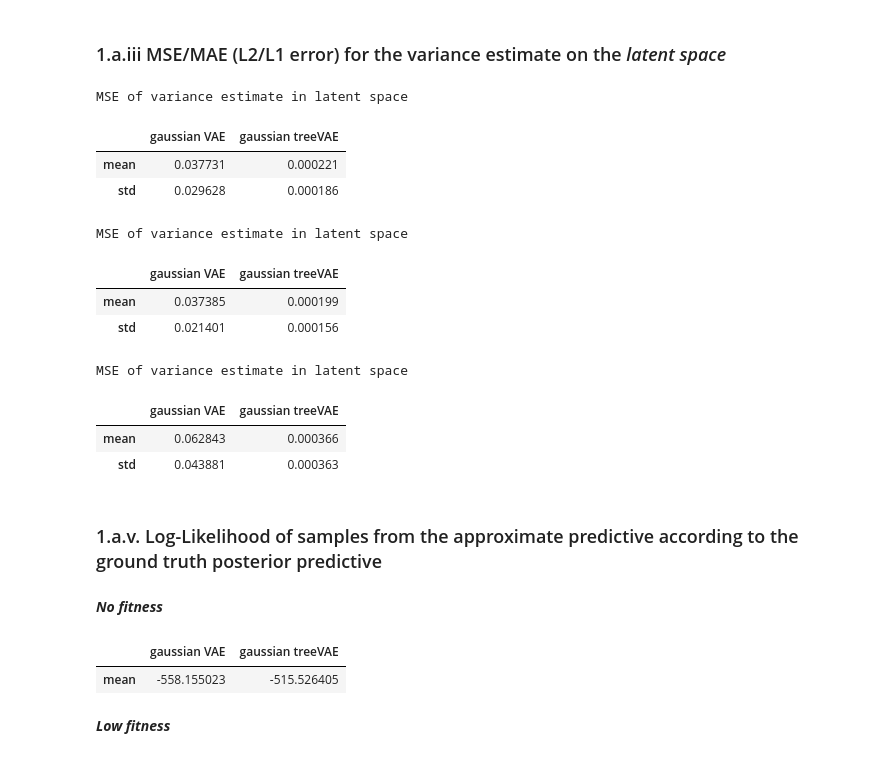
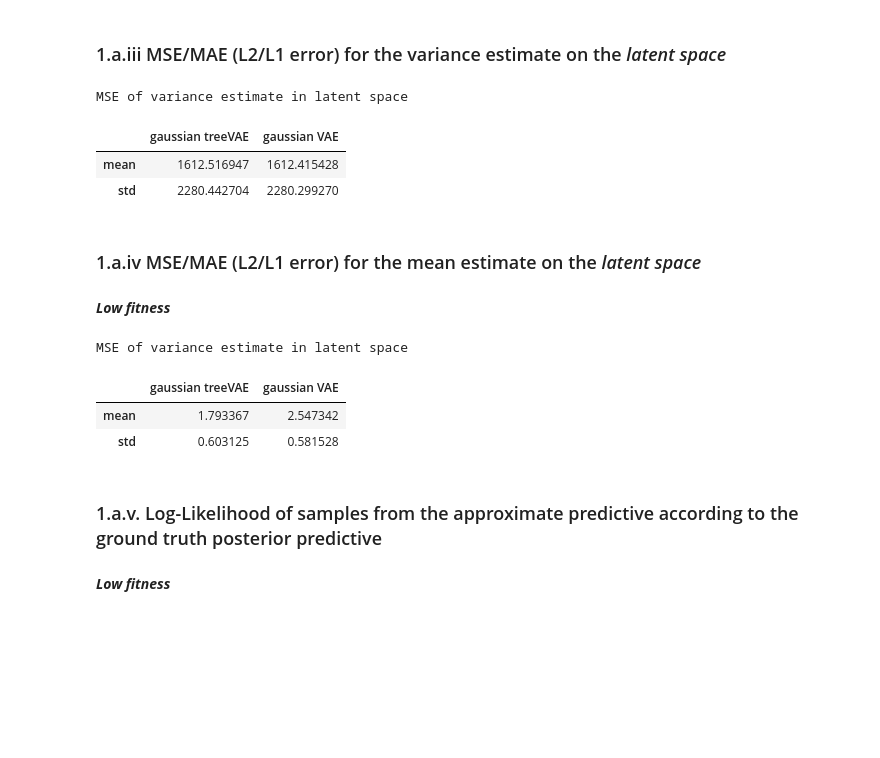
Before and after one commit to khalilouardini/treeVAE-reproducibility, a Jupyter notebook: scvi/external/notebooks/plot_results.ipynb, the cells around one changed output. Drawn from its saved outputs; the diff is of its cells as text; code cells hidden in the pictures; blank space fills up the shorter version.

```diff
--- a/scvi/external/notebooks/plot_results.ipynb
+++ b/scvi/external/notebooks/plot_results.ipynb
@@ -193,45 +92,33 @@ gaussian treeVAE     0.820028    0.855102       0.659810
 # %% [markdown]
 ### 1.a.iii MSE/MAE (L2/L1 error) for the variance estimate on the *latent space*
 # %%
-df_var = pd.read_csv('/home/eecs/khalil.ouardini/Cassiopeia_Transcriptome/scvi/results/gaussian/100/no_fitness/MSE_var')
+df_var = pd.read_csv('/home/eecs/khalil.ouardini/Cassiopeia_Transcriptome/scvi/results/gaussian/100/low_fitness/MSE_var')
 
 print("MSE of variance estimate in latent space")
+df_var.columns = ['Unnamed: 0','gaussian treeVAE', 'gaussian VAE']
 df_var.drop(['Unnamed: 0'], axis=1).describe().iloc[1:3]
 # %% [output]
 MSE of variance estimate in latent space
-|  | gaussian VAE | gaussian treeVAE |
-| mean | 0.037731 | 0.000221 |
-| std | 0.029628 | 0.000186 |
+|  | gaussian treeVAE | gaussian VAE |
+| mean | 1612.516947 | 1612.415428 |
+| std | 2280.442704 | 2280.299270 |
+# %% [markdown]
+### 1.a.iv MSE/MAE (L2/L1 error) for the mean estimate on the *latent space*
+# %% [markdown]
+***Low fitness***
 # %%
-df_var = pd.read_csv('/home/eecs/khalil.ouardini/Cassiopeia_Transcriptome/scvi/results/gaussian/100/low_fitness/MSE_var')
+df_var = pd.read_csv('/home/eecs/khalil.ouardini/Cassiopeia_Transcriptome/scvi/results/gaussian/100/low_fitness/MSE_mean')
 
 print("MSE of variance estimate in latent space")
+df_var.columns = ['Unnamed: 0', 'gaussian treeVAE', 'gaussian VAE']
 df_var.drop(['Unnamed: 0'], axis=1).describe().iloc[1:3]
 # %% [output]
 MSE of variance estimate in latent space
-|  | gaussian VAE | gaussian treeVAE |
-| mean | 0.037385 | 0.000199 |
-| std | 0.021401 | 0.000156 |
+|  | gaussian treeVAE | gaussian VAE |
+| mean | 1.793367 | 2.547342 |
+| std | 0.603125 | 0.581528 |
-# %%
-df_var = pd.read_csv('/home/eecs/khalil.ouardini/Cassiopeia_Transcriptome/scvi/results/gaussian/100/high_fitness/MSE_var')
-
-print("MSE of variance estimate in latent space")
-df_var.drop(['Unnamed: 0'], axis=1).describe().iloc[1:3]
-# %% [output]
-MSE of variance estimate in latent space
-|  | gaussian VAE | gaussian treeVAE |
-| mean | 0.062843 | 0.000366 |
-| std | 0.043881 | 0.000363 |
 # %% [markdown]
 ### 1.a.v. Log-Likelihood of samples from the approximate predictive according to the ground truth posterior predictive
-# %% [markdown]
-***No fitness***
-# %%
-df_lik = pd.read_csv('/home/eecs/khalil.ouardini/Cassiopeia_Transcriptome/scvi/results/gaussian/100/no_fitness/Likelihood')
-df_lik.drop(['Unnamed: 0'], axis=1).describe().iloc[1:2]
-# %% [output]
-|  | gaussian VAE | gaussian treeVAE |
-| mean | -558.155023 | -515.526405 |
 # %% [markdown]
 ***Low fitness***
 # %%
```
Also changed, not shown: parts of 39 cells of this notebook, 9 other files.
